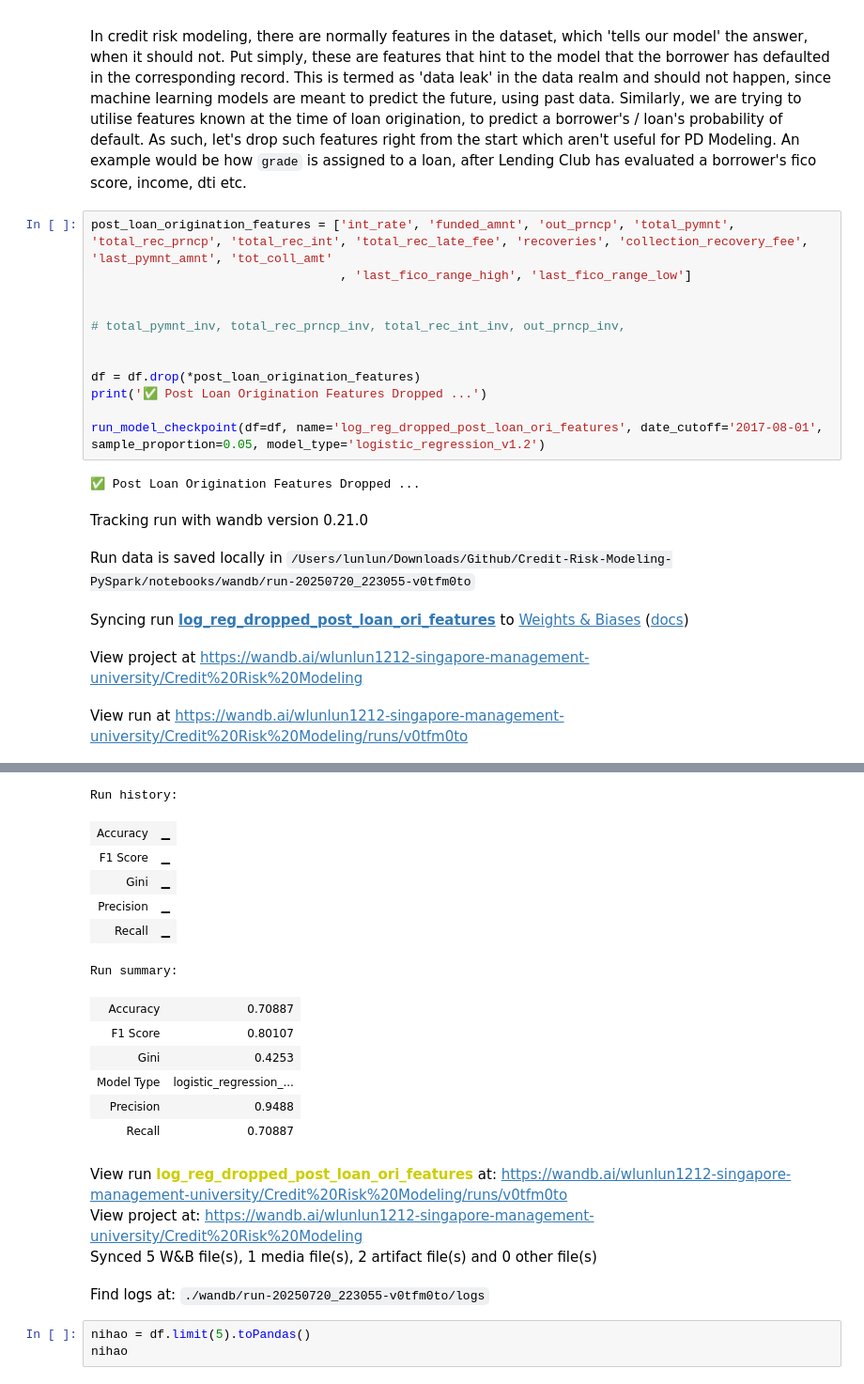
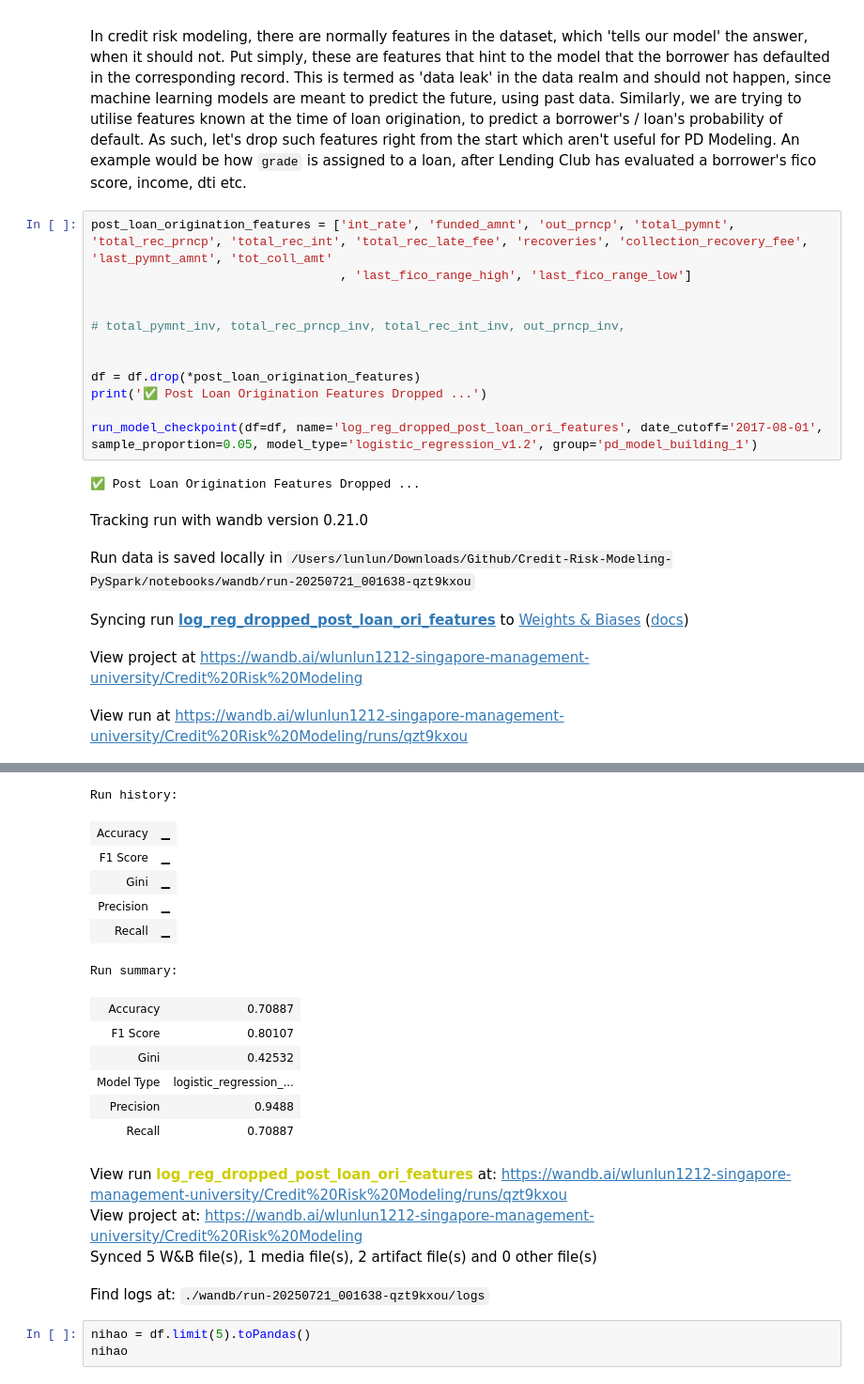
Before and after one commit to luuuneytunes12/Credit-Risk-Modeling-PySpark, a Jupyter notebook: notebooks/4. PD Model Building (I).ipynb, the cells around one changed output, grey strips where cells are left out. Shown at 94% size. Drawn from its saved outputs; the diff is of its cells as text.

```diff
--- a/notebooks/4. PD Model Building (I).ipynb
+++ b/notebooks/4. PD Model Building (I).ipynb
@@ -372,40 +205,40 @@ In credit risk modeling, there are normally features in the dataset, which 'tell
 # %%
 post_loan_origination_features = ['int_rate', 'funded_amnt', 'out_prncp', 'total_pymnt', 'total_rec_prncp', 'total_rec_int', 'total_rec_late_fee', 'recoveries', 'collection_recovery_fee', 'last_pymnt_amnt', 'tot_coll_amt'
                                   , 'last_fico_range_high', 'last_fico_range_low']
 
 
 # total_pymnt_inv, total_rec_prncp_inv, total_rec_int_inv, out_prncp_inv,
 
 
 df = df.drop(*post_loan_origination_features)
 print('✅ Post Loan Origination Features Dropped ...')
 
-run_model_checkpoint(df=df, name='log_reg_dropped_post_loan_ori_features', date_cutoff='2017-08-01', sample_proportion=0.05, model_type='logistic_regression_v1.2')
+run_model_checkpoint(df=df, name='log_reg_dropped_post_loan_ori_features', date_cutoff='2017-08-01', sample_proportion=0.05, model_type='logistic_regression_v1.2', group='pd_model_building_1')
 # %% [output]
 ✅ Post Loan Origination Features Dropped ...
 Tracking run with wandb version 0.21.0
-Run data is saved locally in /Users/lunlun/Downloads/Github/Credit-Risk-Modeling-PySpark/notebooks/wandb/run-20250720_223055-v0tfm0to
+Run data is saved locally in /Users/lunlun/Downloads/Github/Credit-Risk-Modeling-PySpark/notebooks/wandb/run-20250721_001638-qzt9kxou
 Syncing run log_reg_dropped_post_loan_ori_features to Weights & Biases (docs)
 View project at https://wandb.ai/wlunlun1212-singapore-management-university/Credit%20Risk%20Modeling
-View run at https://wandb.ai/wlunlun1212-singapore-management-university/Credit%20Risk%20Modeling/runs/v0tfm0to
+View run at https://wandb.ai/wlunlun1212-singapore-management-university/Credit%20Risk%20Modeling/runs/qzt9kxou
 [interactive output not drawn]
 Run history:
 | Accuracy | ▁ |
 | F1 Score | ▁ |
 | Gini | ▁ |
 | Precision | ▁ |
 | Recall | ▁ |
 Run summary:
 | Accuracy | 0.70887 |
 | F1 Score | 0.80107 |
-| Gini | 0.4253 |
+| Gini | 0.42532 |
 | Model Type | logistic_regression_... |
 | Precision | 0.9488 |
 | Recall | 0.70887 |
-View run log_reg_dropped_post_loan_ori_features at: https://wandb.ai/wlunlun1212-singapore-management-university/Credit%20Risk%20Modeling/runs/v0tfm0to
+View run log_reg_dropped_post_loan_ori_features at: https://wandb.ai/wlunlun1212-singapore-management-university/Credit%20Risk%20Modeling/runs/qzt9kxou
 View project at: https://wandb.ai/wlunlun1212-singapore-management-university/Credit%20Risk%20Modeling
 Synced 5 W&B file(s), 1 media file(s), 2 artifact file(s) and 0 other file(s)
-Find logs at: ./wandb/run-20250720_223055-v0tfm0to/logs
+Find logs at: ./wandb/run-20250721_001638-qzt9kxou/logs
 # %%
 nihao = df.limit(5).toPandas()
 nihao
```
Also changed, not shown: parts of 19 cells of this notebook, 3 other files.
